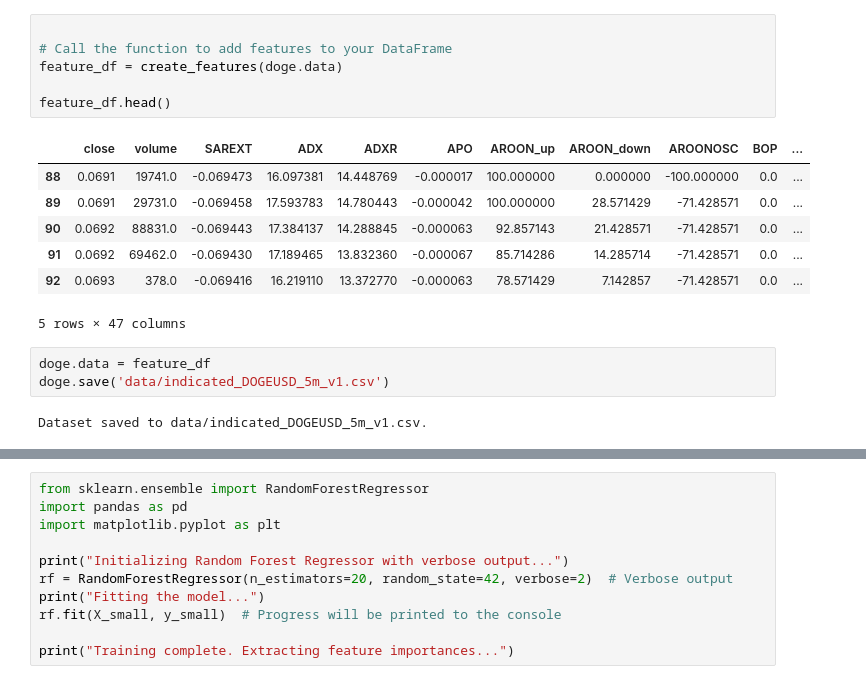
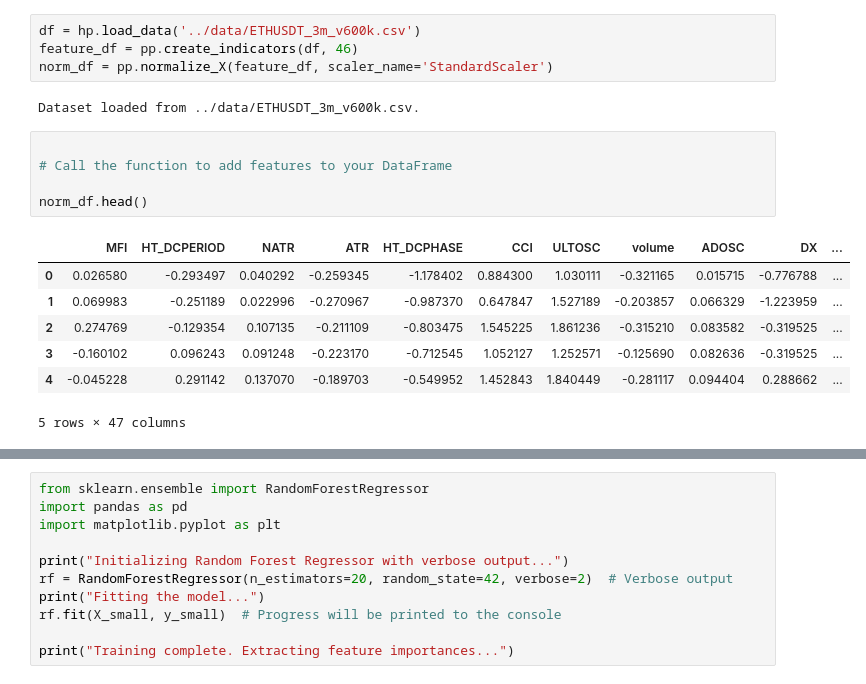
Before and after one commit to jarvisMonke/CryptoModeler, a Jupyter notebook: notebooks/features.ipynb, the cells around one changed output, grey strips where cells are left out. Drawn from its saved outputs; the diff is of its cells as text.

```diff
--- a/notebooks/features.ipynb
+++ b/notebooks/features.ipynb
@@ -217,22 +18,22 @@ def create_features(dataframe):
+# %%
+df = hp.load_data('../data/ETHUSDT_3m_v600k.csv')
+feature_df = pp.create_indicators(df, 46)
+norm_df = pp.normalize_X(feature_df, scaler_name='StandardScaler')
+# %% [output]
+Dataset loaded from ../data/ETHUSDT_3m_v600k.csv.
 # %%
 
 # Call the function to add features to your DataFrame
-feature_df = create_features(doge.data)
 
-feature_df.head()
+norm_df.head()
 # %% [output]
-|  | close | volume | SAREXT | ADX | ADXR | APO | AROON_up | AROON_down | AROONOSC | BOP | ... |
-| 88 | 0.0691 | 19741.0 | -0.069473 | 16.097381 | 14.448769 | -0.000017 | 100.000000 | 0.000000 | -100.000000 | 0.0 | ... |
-| 89 | 0.0691 | 29731.0 | -0.069458 | 17.593783 | 14.780443 | -0.000042 | 100.000000 | 28.571429 | -71.428571 | 0.0 | ... |
-| 90 | 0.0692 | 88831.0 | -0.069443 | 17.384137 | 14.288845 | -0.000063 | 92.857143 | 21.428571 | -71.428571 | 0.0 | ... |
-| 91 | 0.0692 | 69462.0 | -0.069430 | 17.189465 | 13.832360 | -0.000067 | 85.714286 | 14.285714 | -71.428571 | 0.0 | ... |
-| 92 | 0.0693 | 378.0 | -0.069416 | 16.219110 | 13.372770 | -0.000063 | 78.571429 | 7.142857 | -71.428571 | 0.0 | ... |
+|  | MFI | HT_DCPERIOD | NATR | ATR | HT_DCPHASE | CCI | ULTOSC | volume | ADOSC | DX | ... |
+| 0 | 0.026580 | -0.293497 | 0.040292 | -0.259345 | -1.178402 | 0.884300 | 1.030111 | -0.321165 | 0.015715 | -0.776788 | ... |
+| 1 | 0.069983 | -0.251189 | 0.022996 | -0.270967 | -0.987370 | 0.647847 | 1.527189 | -0.203857 | 0.066329 | -1.223959 | ... |
+| 2 | 0.274769 | -0.129354 | 0.107135 | -0.211109 | -0.803475 | 1.545225 | 1.861236 | -0.315210 | 0.083582 | -0.319525 | ... |
+| 3 | -0.160102 | 0.096243 | 0.091248 | -0.223170 | -0.712545 | 1.052127 | 1.252571 | -0.125690 | 0.082636 | -0.319525 | ... |
+| 4 | -0.045228 | 0.291142 | 0.137070 | -0.189703 | -0.549952 | 1.452843 | 1.840449 | -0.281117 | 0.094404 | 0.288662 | ... |
 5 rows × 47 columns
-# %%
-doge.data = feature_df
-doge.save('data/indicated_DOGEUSD_5m_v1.csv')
-# %% [output]
-Dataset saved to data/indicated_DOGEUSD_5m_v1.csv.
 # %%
 import seaborn as sns
 #import matplotlib.pyplot as plt
```
Also changed, not shown: parts of 17 cells of this notebook, 13 other files.
